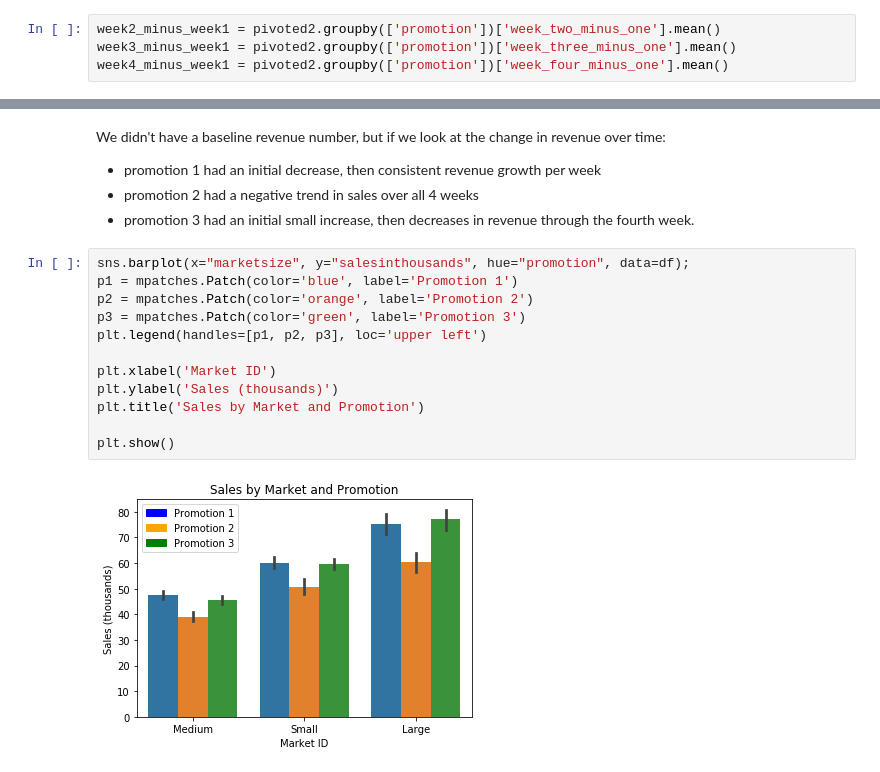
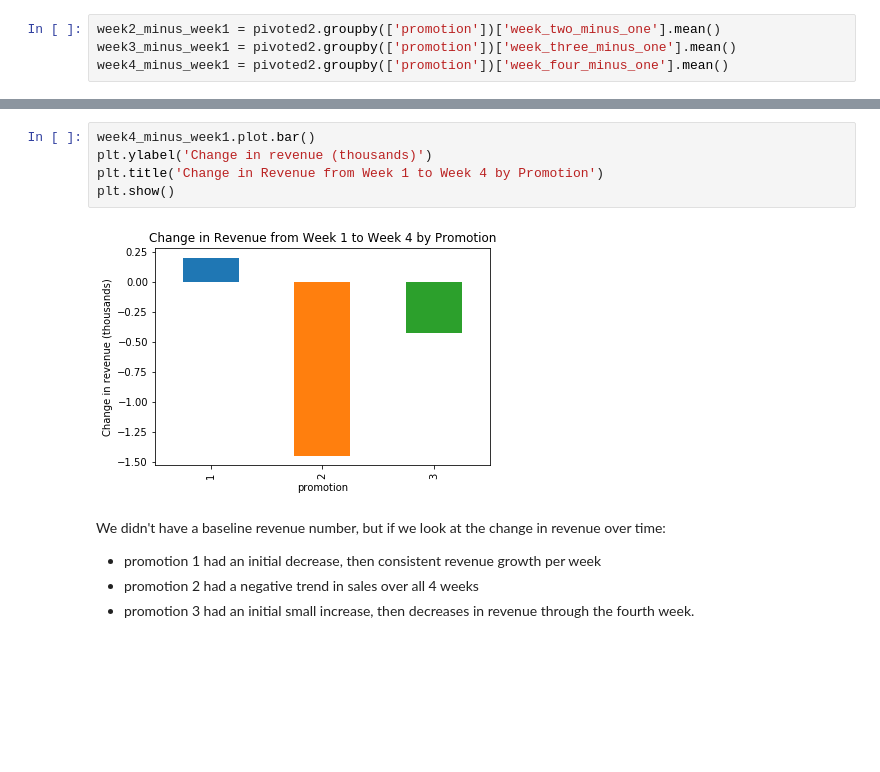
Before and after one commit to becerraperu/Thinkful_assignments, a Jupyter notebook: Research Proposal - Marketing Campaign.ipynb, the cells around one changed output, grey strips where cells are left out. Cells and saved outputs as stored; diff of their text form; blank space fills up the shorter version.

```diff
--- a/Research Proposal - Marketing Campaign.ipynb
+++ b/Research Proposal - Marketing Campaign.ipynb
@@ -232,19 +269,12 @@ week4_minus_week1.plot.bar()
+# %%
+week4_minus_week1.plot.bar()
+plt.ylabel('Change in revenue (thousands)')
+plt.title('Change in Revenue from Week 1 to Week 4 by Promotion')
+plt.show()
+# %% [output]
+[figure, added]
 # %% [markdown]
 We didn't have a baseline revenue number, but if we look at the change in revenue over time:
 - promotion 1 had an initial decrease, then consistent revenue growth per week
 - promotion 2 had a negative trend in sales over all 4 weeks
 - promotion 3 had an initial small increase, then decreases in revenue through the fourth week.
-# %%
-sns.barplot(x="marketsize", y="salesinthousands", hue="promotion", data=df);
-p1 = mpatches.Patch(color='blue', label='Promotion 1')
-p2 = mpatches.Patch(color='orange', label='Promotion 2')
-p3 = mpatches.Patch(color='green', label='Promotion 3')
-plt.legend(handles=[p1, p2, p3], loc='upper left')
-
-plt.xlabel('Market ID')
-plt.ylabel('Sales (thousands)')
-plt.title('Sales by Market and Promotion')
-
-plt.show()
-# %% [output]
-[figure, removed]
```
Also changed, not shown: parts of 11 cells of this notebook.
